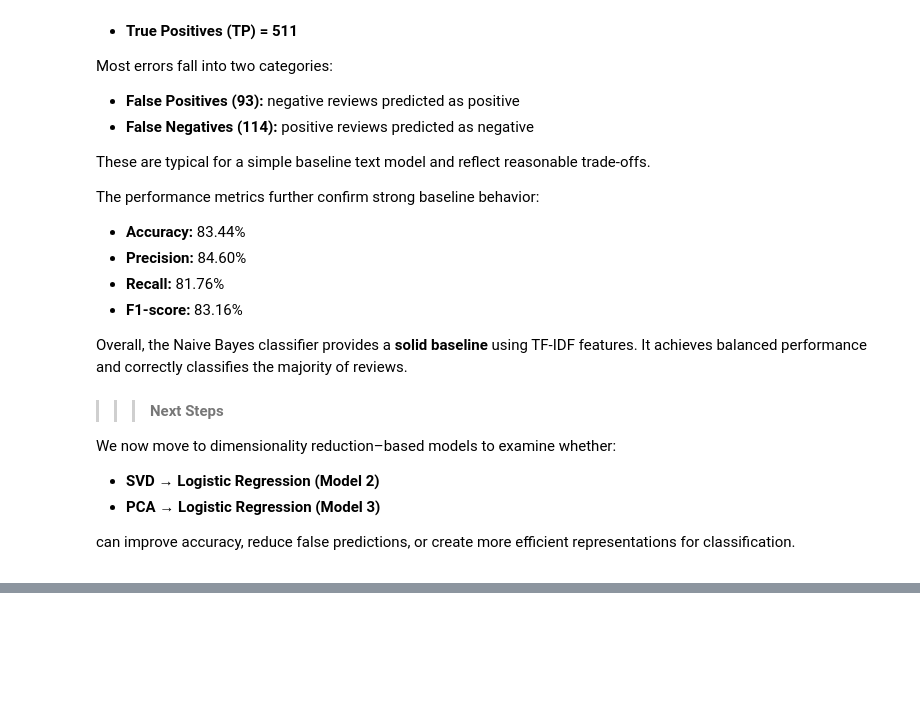
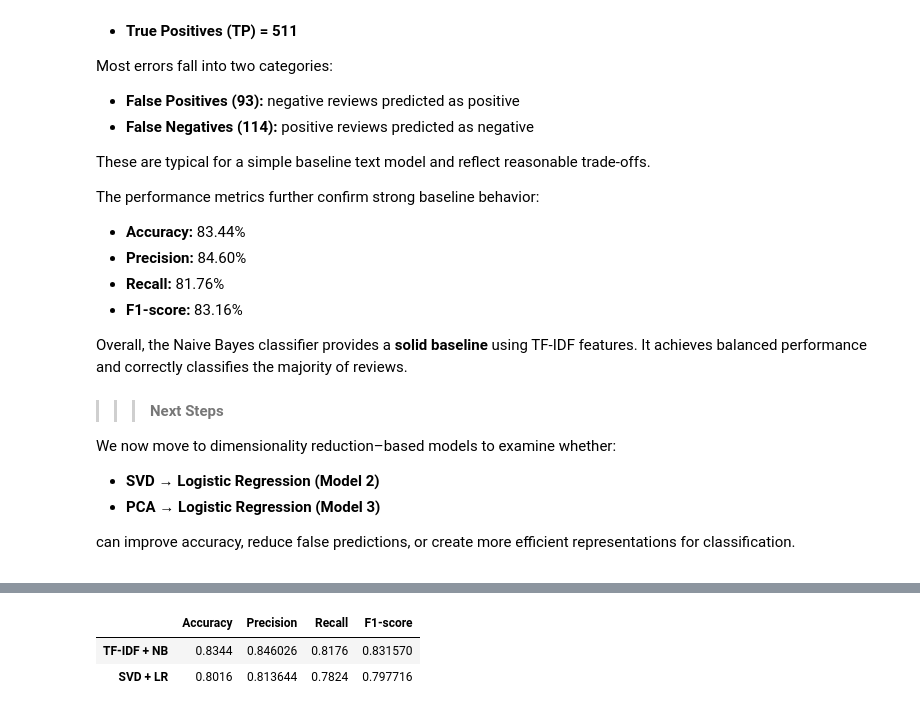
Before and after one commit to Sabrina1911/Group-Project---Natural-Language-Processing_AmazonPolarity, a Jupyter notebook: notebooks/Classification_amazonpolarity.ipynb, the cells around one changed output, grey strips where cells are left out. Drawn from its saved outputs; the diff is of its cells as text; code cells hidden in the pictures; blank space fills up the shorter version.

```diff
--- a/notebooks/Classification_amazonpolarity.ipynb
+++ b/notebooks/Classification_amazonpolarity.ipynb
@@ -611,0 +735,8 @@ can improve accuracy, reduce false predictions, or create more efficient represe
+# %%
+# Quick baseline vs SVD comparison
+
+pd.DataFrame([metrics_nb, metrics_svd], index=["TF-IDF + NB", "SVD + LR"])
+# %% [output]
+|  | Accuracy | Precision | Recall | F1-score |
+| TF-IDF + NB | 0.8344 | 0.846026 | 0.8176 | 0.831570 |
+| SVD + LR | 0.8016 | 0.813644 | 0.7824 | 0.797716 |
```
Also changed, not shown: parts of 7 cells of this notebook.
